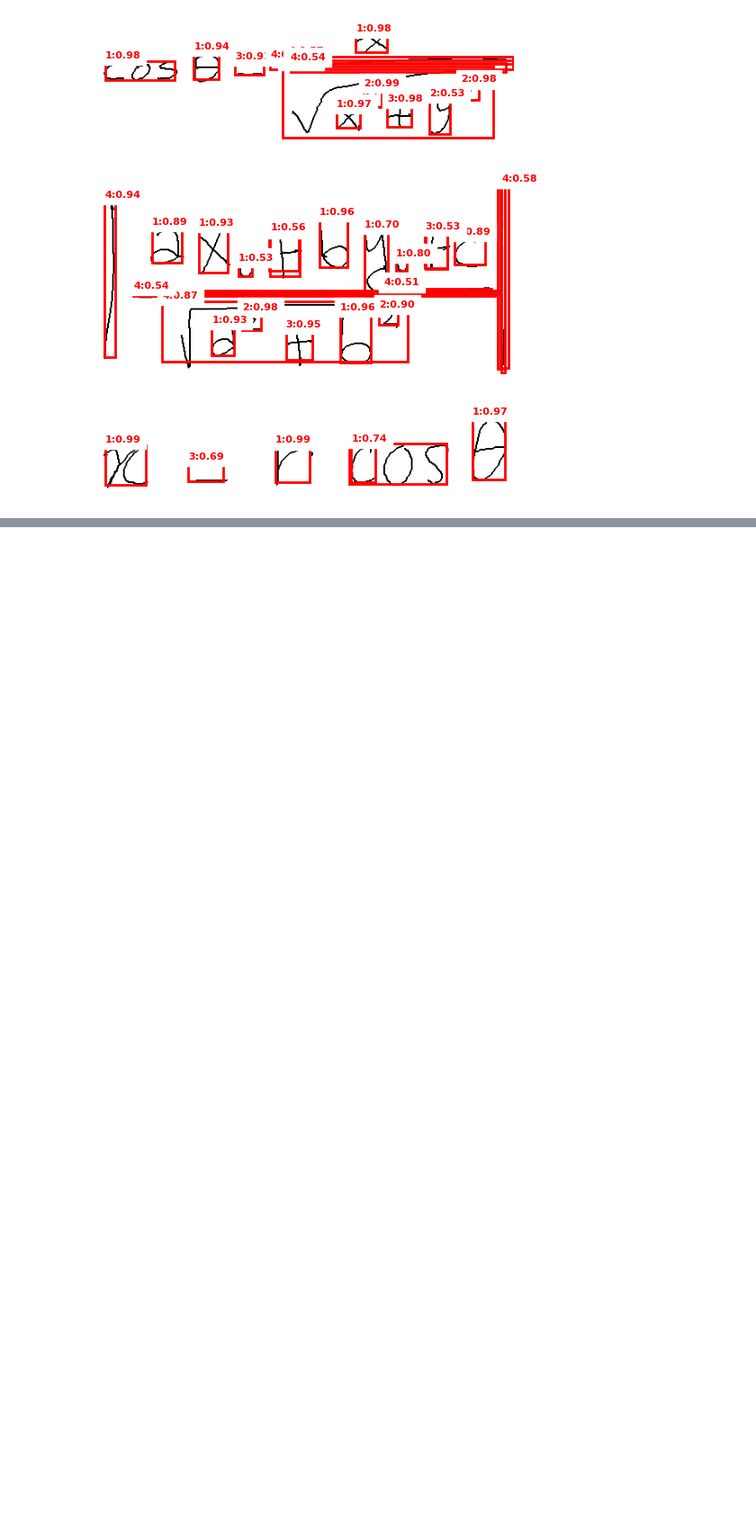
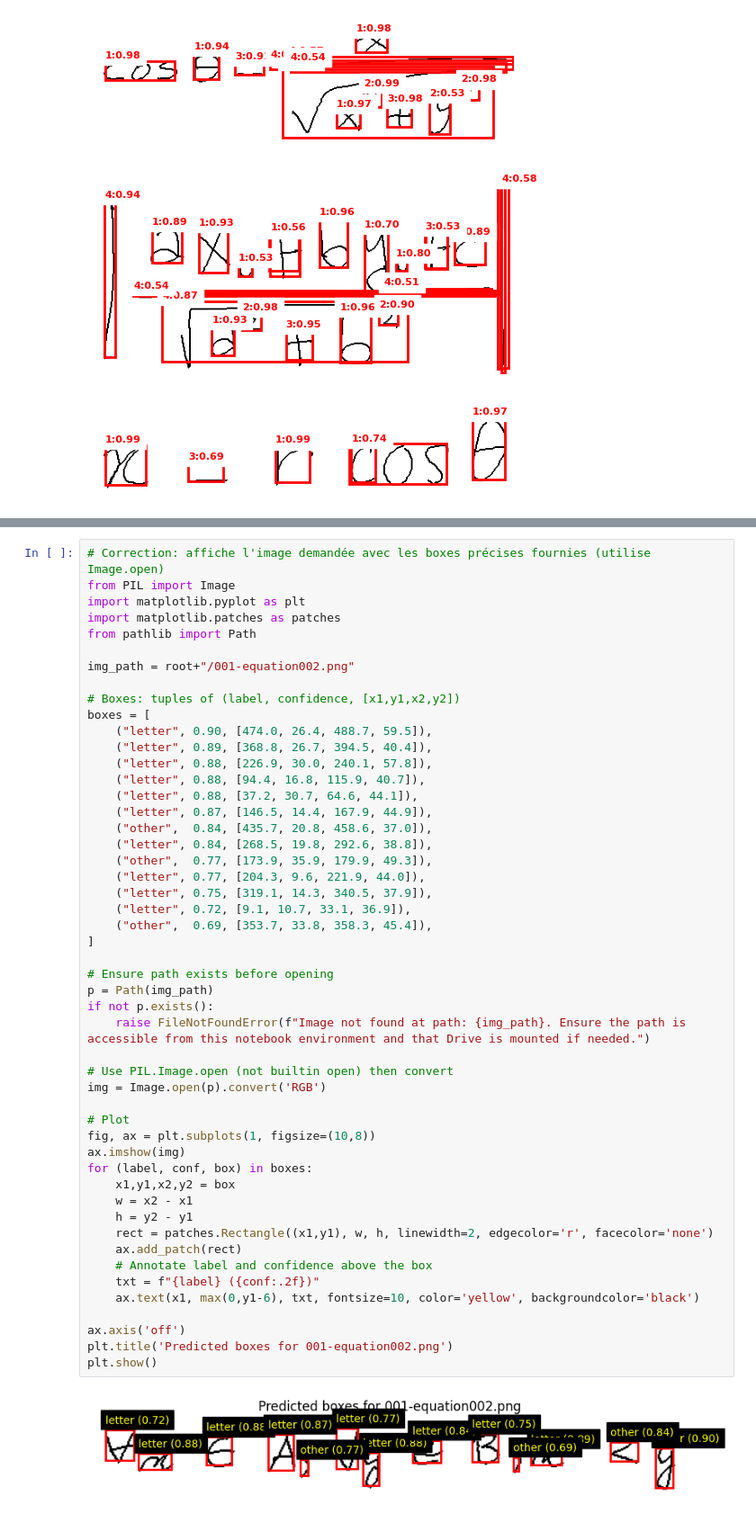
Before and after one commit to Raclax/DL_project_marie_clara, a Jupyter notebook: microtest.ipynb, the cells around one changed output, grey strips where cells are left out. Shown at 90% size. Cells and saved outputs as stored; diff of their text form; blank space fills up the shorter version.

Commit message:
config + mlp + resnet + rtdetr images

```diff
--- a/microtest.ipynb
+++ b/microtest.ipynb
@@ -1194,0 +1679,52 @@ Overall: TP=212 FP=64 FN=29  Precision=0.768 Recall=0.880
+# %%
+# Correction: affiche l'image demandée avec les boxes précises fournies (utilise Image.open)
+from PIL import Image
+import matplotlib.pyplot as plt
+import matplotlib.patches as patches
+from pathlib import Path
+
+img_path = root+"/001-equation002.png"
+
+# Boxes: tuples of (label, confidence, [x1,y1,x2,y2])
+boxes = [
+    ("letter", 0.90, [474.0, 26.4, 488.7, 59.5]),
+    ("letter", 0.89, [368.8, 26.7, 394.5, 40.4]),
+    ("letter", 0.88, [226.9, 30.0, 240.1, 57.8]),
+    ("letter", 0.88, [94.4, 16.8, 115.9, 40.7]),
+    ("letter", 0.88, [37.2, 30.7, 64.6, 44.1]),
+    ("letter", 0.87, [146.5, 14.4, 167.9, 44.9]),
+    ("other",  0.84, [435.7, 20.8, 458.6, 37.0]),
+    ("letter", 0.84, [268.5, 19.8, 292.6, 38.8]),
+    ("other",  0.77, [173.9, 35.9, 179.9, 49.3]),
+    ("letter", 0.77, [204.3, 9.6, 221.9, 44.0]),
+    ("letter", 0.75, [319.1, 14.3, 340.5, 37.9]),
+    ("letter", 0.72, [9.1, 10.7, 33.1, 36.9]),
+    ("other",  0.69, [353.7, 33.8, 358.3, 45.4]),
+]
+
+# Ensure path exists before opening
+p = Path(img_path)
+if not p.exists():
+    raise FileNotFoundError(f"Image not found at path: {img_path}. Ensure the path is accessible from this notebook environment and that Drive is mounted if needed.")
+
+# Use PIL.Image.open (not builtin open) then convert
+img = Image.open(p).convert('RGB')
+
+# Plot
+fig, ax = plt.subplots(1, figsize=(10,8))
+ax.imshow(img)
+for (label, conf, box) in boxes:
+    x1,y1,x2,y2 = box
+    w = x2 - x1
+    h = y2 - y1
+    rect = patches.Rectangle((x1,y1), w, h, linewidth=2, edgecolor='r', facecolor='none')
+    ax.add_patch(rect)
+    # Annotate label and confidence above the box
+    txt = f"{label} ({conf:.2f})"
+    ax.text(x1, max(0,y1-6), txt, fontsize=10, color='yellow', backgroundcolor='black')
+
+ax.axis('off')
+plt.title('Predicted boxes for 001-equation002.png')
+plt.show()
+# %% [output]
+[figure, added]
```
Also changed, not shown: parts of 16 cells of this notebook, 5 other files.
